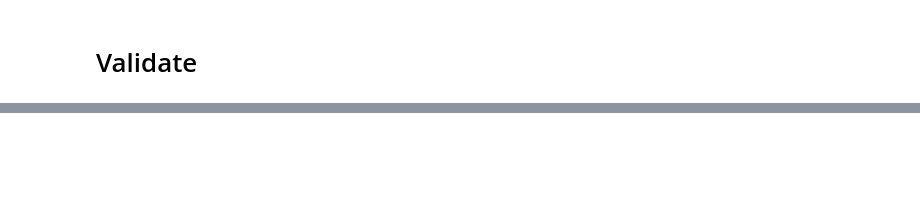
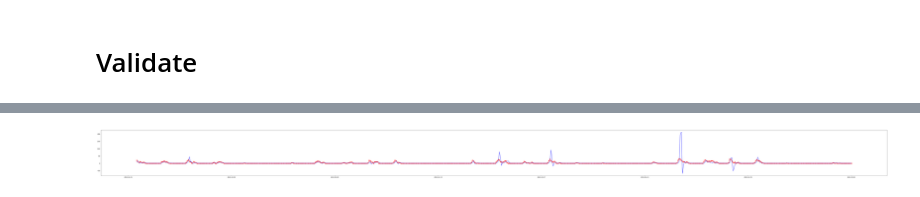
Before and after one commit to hancse/han_microgrid_lab, a Jupyter notebook: ChargingDemandPrediction/Untitled.ipynb, the cells around one changed output, grey strips where cells are left out. Drawn from its saved outputs; the diff is of its cells as text; code cells hidden in the pictures; blank space fills up the shorter version.

```diff
--- a/ChargingDemandPrediction/Untitled.ipynb
+++ b/ChargingDemandPrediction/Untitled.ipynb
@@ -235,7 +307,7 @@ y = Charge_hourly.iloc[:, 0].values
 from sklearn.preprocessing import PolynomialFeatures
 from sklearn import linear_model
 
-poly = PolynomialFeatures(degree=4)
+poly = PolynomialFeatures(degree=5)
 X_poly = poly.fit_transform(X)
 
 pol_reg = linear_model.LinearRegression()
@@ -278,6 +401,7 @@ PV0322_hourly
 Charge0322_hourly = Grid0322_hourly[['Energy_kWh']].copy()
 Charge0322_hourly['Energy_kWh'] = PV0322_hourly['Energy_kWh'] - Grid0322_hourly['Energy_kWh']
 # %%
+Charge0322_hourly.loc[Charge0322_hourly.Energy_kWh < 0, 'Energy_kWh'] = 0
 Charge0322_hourly['weekday']=Charge0322_hourly.index.day_of_week
 Charge0322_hourly['hour']=Charge0322_hourly.index.hour
 # %%
@@ -306,0 +500,9 @@ Charge0322_hourly
+# %%
+Charge0322_hourly.loc[:,'E_1'] = Charge0322_hourly['Energy_kWh']
+Charge0322_hourly.loc[:,'E_2'] = Charge0322_hourly['Energy_kWh']
+Charge0322_hourly.loc[:,'E_3'] = Charge0322_hourly['Energy_kWh']
+Charge0322_hourly.loc[:,'E_1'] = Charge0322_hourly.E_1.shift(1)
+Charge0322_hourly.loc[:,'E_2'] = Charge0322_hourly.E_2.shift(2)
+Charge0322_hourly.loc[:,'E_3'] = Charge0322_hourly.E_3.shift(3)
+Charge0322_hourly = Charge0322_hourly.iloc[3:,:]
+Charge0322_hourly
@@ -307,9 +543,12 @@ Charge0322_hourly
 # %%
-X_val = Charge0322_hourly.iloc[:,[1,2,4,5,6,7]].values
+X_val = Charge0322_hourly.iloc[:,[8,9,10]].values
 y_val = Charge0322_hourly.iloc[:, 0].values
 # %%
 X_val_poly = poly.fit_transform(X_val)
 # %%
 plt.pyplot.figure(figsize=(100,6))
-plt.pyplot.plot(Charge0322_hourly.index,y_val,'r',Charge0322_hourly.index,pol_reg.predict(X_val_poly),'b')
+plt.pyplot.plot(Charge0322_hourly.index,y_val,'r', marker='o')
+plt.pyplot.plot(Charge0322_hourly.index,pol_reg.predict(X_val_poly),'b')
 plt.pyplot.show()
+# %% [output]
+[figure, added]
```
Also changed, not shown: parts of 29 cells of this notebook, 1 other file.
